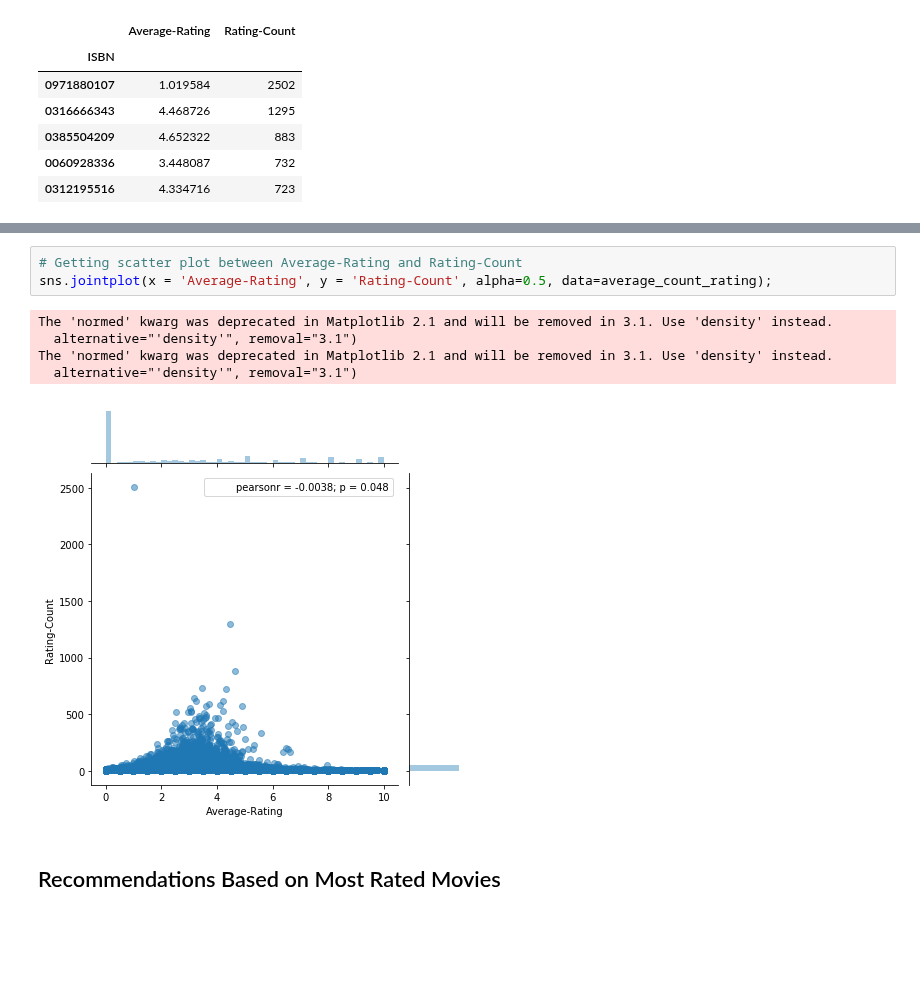
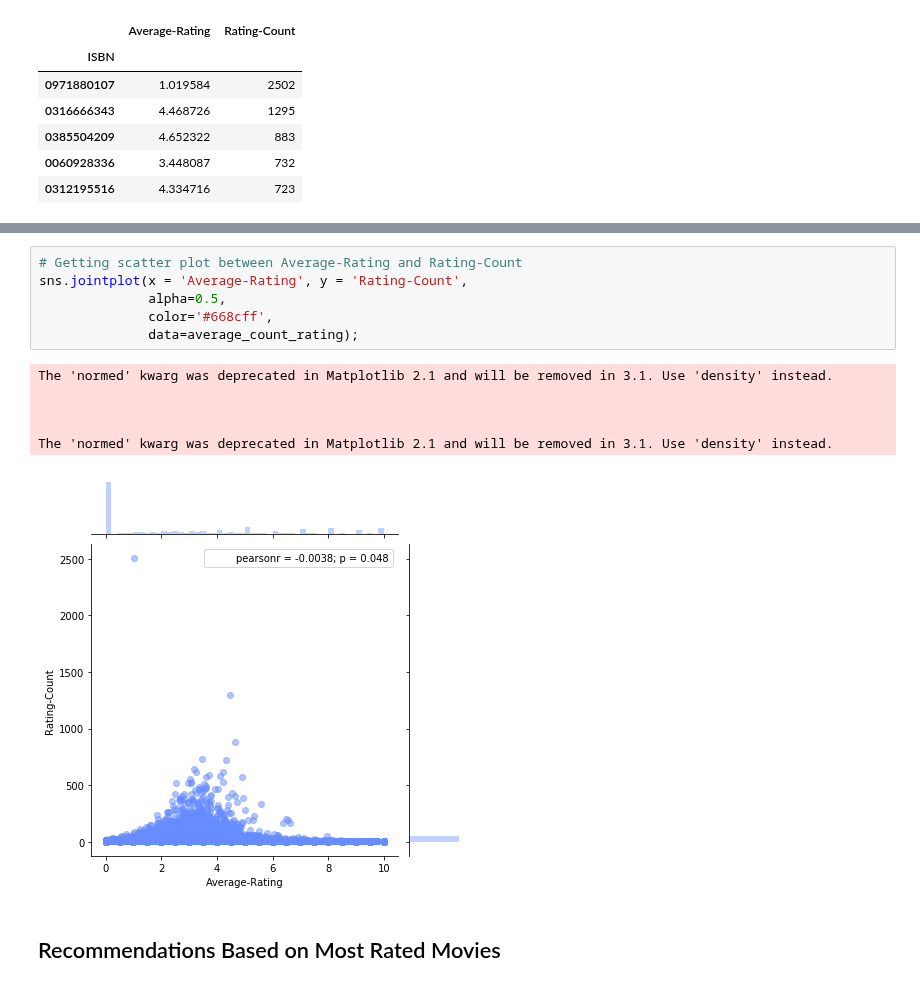
Before and after one commit to mpayumo/book-recommender-model, a Jupyter notebook: 2-book-recommender-modeling.ipynb, the cells around one changed output, grey strips where cells are left out. Drawn from its saved outputs; the diff is of its cells as text; blank space fills up the shorter version.

```diff
--- a/2-book-recommender-modeling.ipynb
+++ b/2-book-recommender-modeling.ipynb
@@ -117,12 +130,16 @@ average_count_rating :::::::
 # %%
 # Getting scatter plot between Average-Rating and Rating-Count
-sns.jointplot(x = 'Average-Rating', y = 'Rating-Count', alpha=0.5, data=average_count_rating);
+sns.jointplot(x = 'Average-Rating', y = 'Rating-Count',
+              alpha=0.5,
+              color='#668cff',
+              data=average_count_rating);
 # %% [output]
 The 'normed' kwarg was deprecated in Matplotlib 2.1 and will be removed in 3.1. Use 'density' instead.
-  alternative="'density'", removal="3.1")
+
+
+
 The 'normed' kwarg was deprecated in Matplotlib 2.1 and will be removed in 3.1. Use 'density' instead.
-  alternative="'density'", removal="3.1")
-[figure, old version]
+[figure, new version]
 # %% [markdown]
 ## Recommendations Based on Most Rated Movies
 # %%
```
Also changed, not shown: parts of 47 cells of this notebook, 1 other file.
